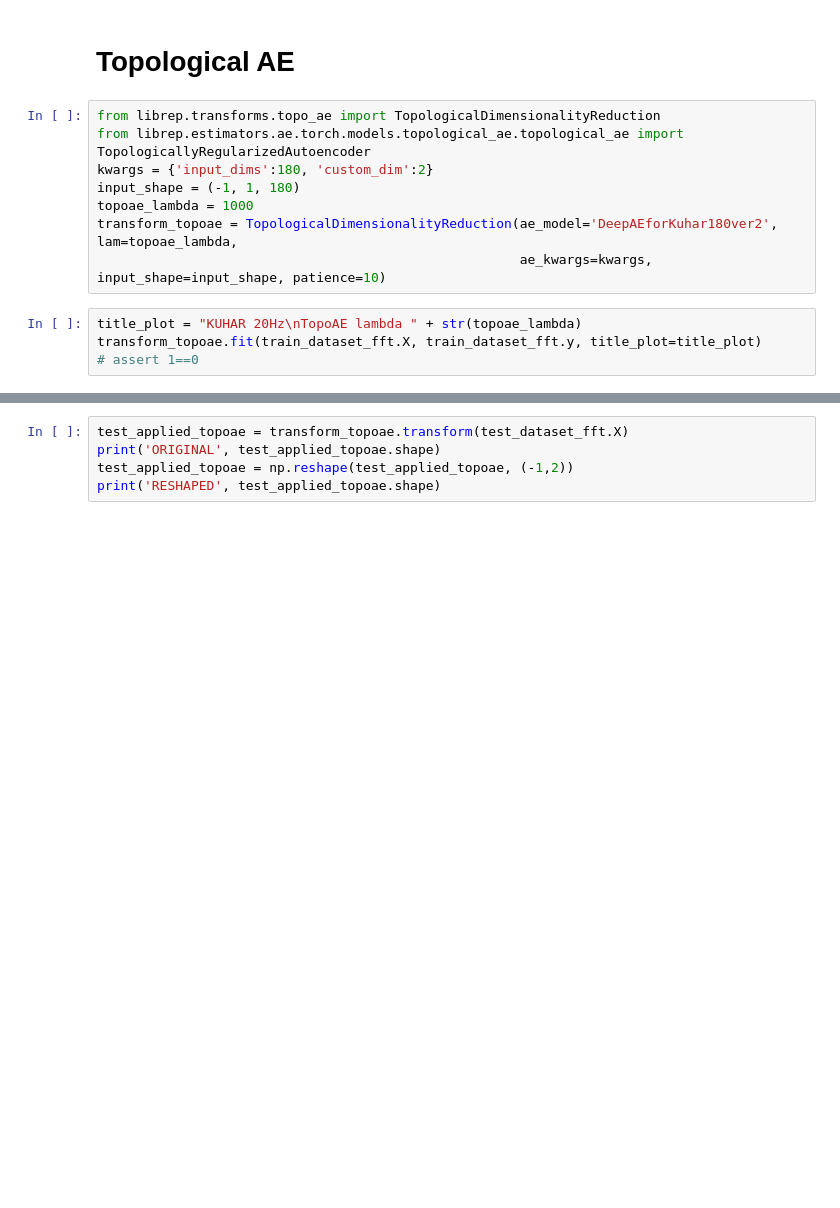
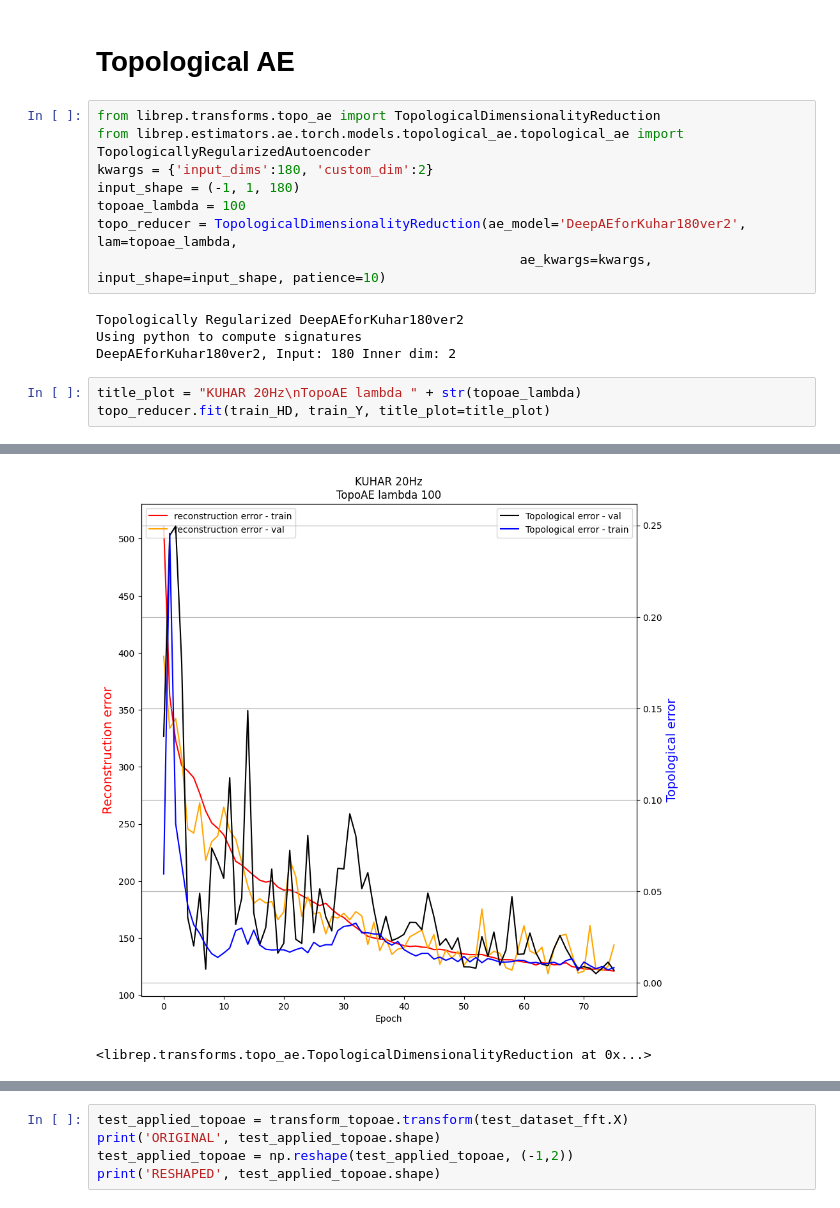
Before and after one commit to otavioon/librep-hiaac, a Jupyter notebook: experiments/Topological_ae/Experiments_topoae_KuHar20Hz_individual.ipynb, the cells around one changed output, grey strips where cells are left out. Cells and saved outputs as stored; diff of their text form; blank space fills up the shorter version.

```diff
--- a/experiments/Topological_ae/Experiments_topoae_KuHar20Hz_individual.ipynb
+++ b/experiments/Topological_ae/Experiments_topoae_KuHar20Hz_individual.ipynb
@@ -315,10 +355,14 @@ from librep.transforms.topo_ae import TopologicalDimensionalityReduction
 from librep.estimators.ae.torch.models.topological_ae.topological_ae import TopologicallyRegularizedAutoencoder
 kwargs = {'input_dims':180, 'custom_dim':2}
 input_shape = (-1, 1, 180)
-topoae_lambda = 1000
-transform_topoae = TopologicalDimensionalityReduction(ae_model='DeepAEforKuhar180ver2', lam=topoae_lambda,
+topoae_lambda = 100
+topo_reducer = TopologicalDimensionalityReduction(ae_model='DeepAEforKuhar180ver2', lam=topoae_lambda,
                                                       ae_kwargs=kwargs, input_shape=input_shape, patience=10)
+# %% [output]
+Topologically Regularized DeepAEforKuhar180ver2
+Using python to compute signatures
+DeepAEforKuhar180ver2, Input: 180 Inner dim: 2
 # %%
 title_plot = "KUHAR 20Hz\nTopoAE lambda " + str(topoae_lambda)
-transform_topoae.fit(train_dataset_fft.X, train_dataset_fft.y, title_plot=title_plot)
-# assert 1==0
+topo_reducer.fit(train_HD, train_Y, title_plot=title_plot)
+# %% [output]
@@ -324,0 +386,2 @@ transform_topoae.fit(train_dataset_fft.X, train_dataset_fft.y, title_plot=title_
+[figure, added]
+<librep.transforms.topo_ae.TopologicalDimensionalityReduction at 0x...>
```
Also changed, not shown: parts of 83 cells of this notebook, 4 other files.
